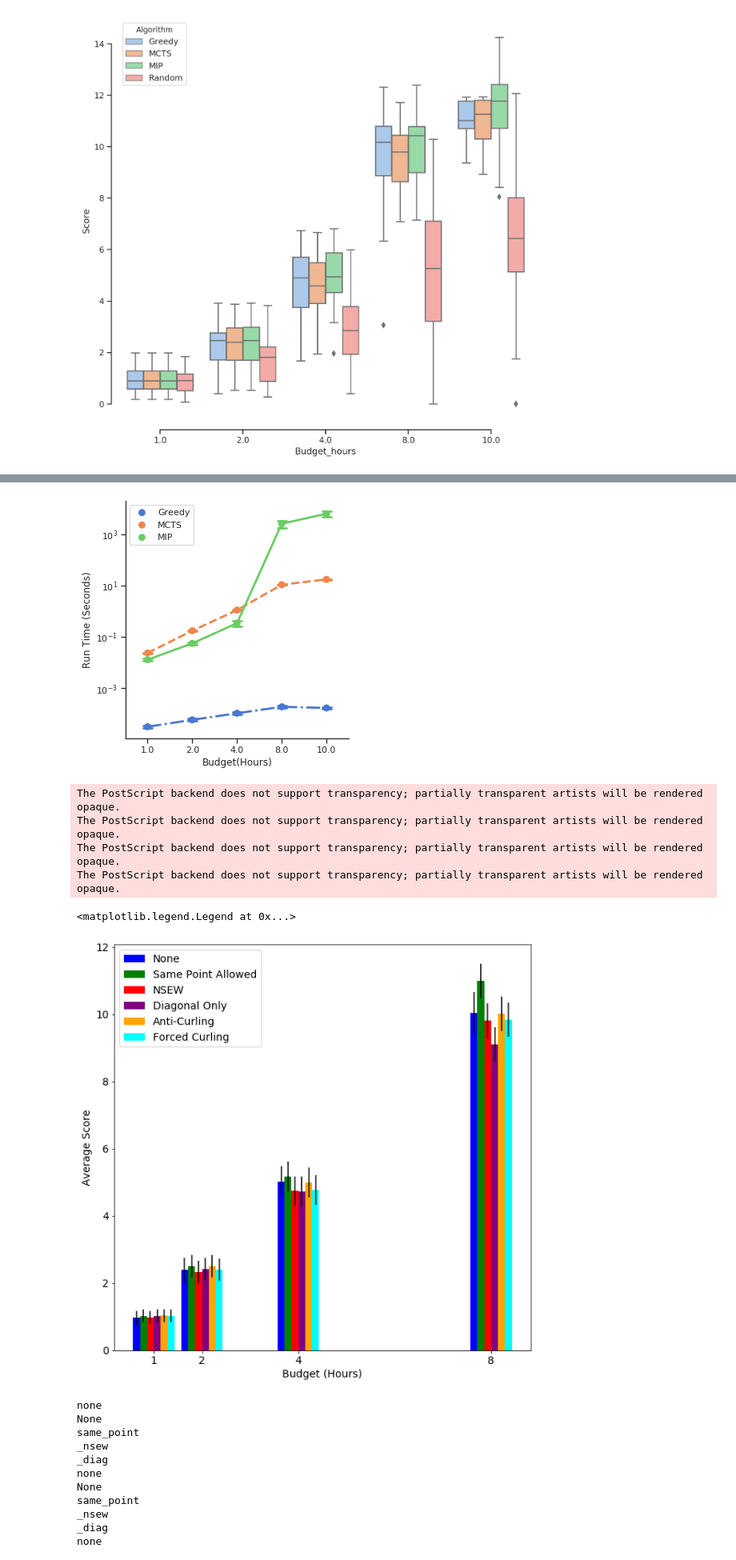
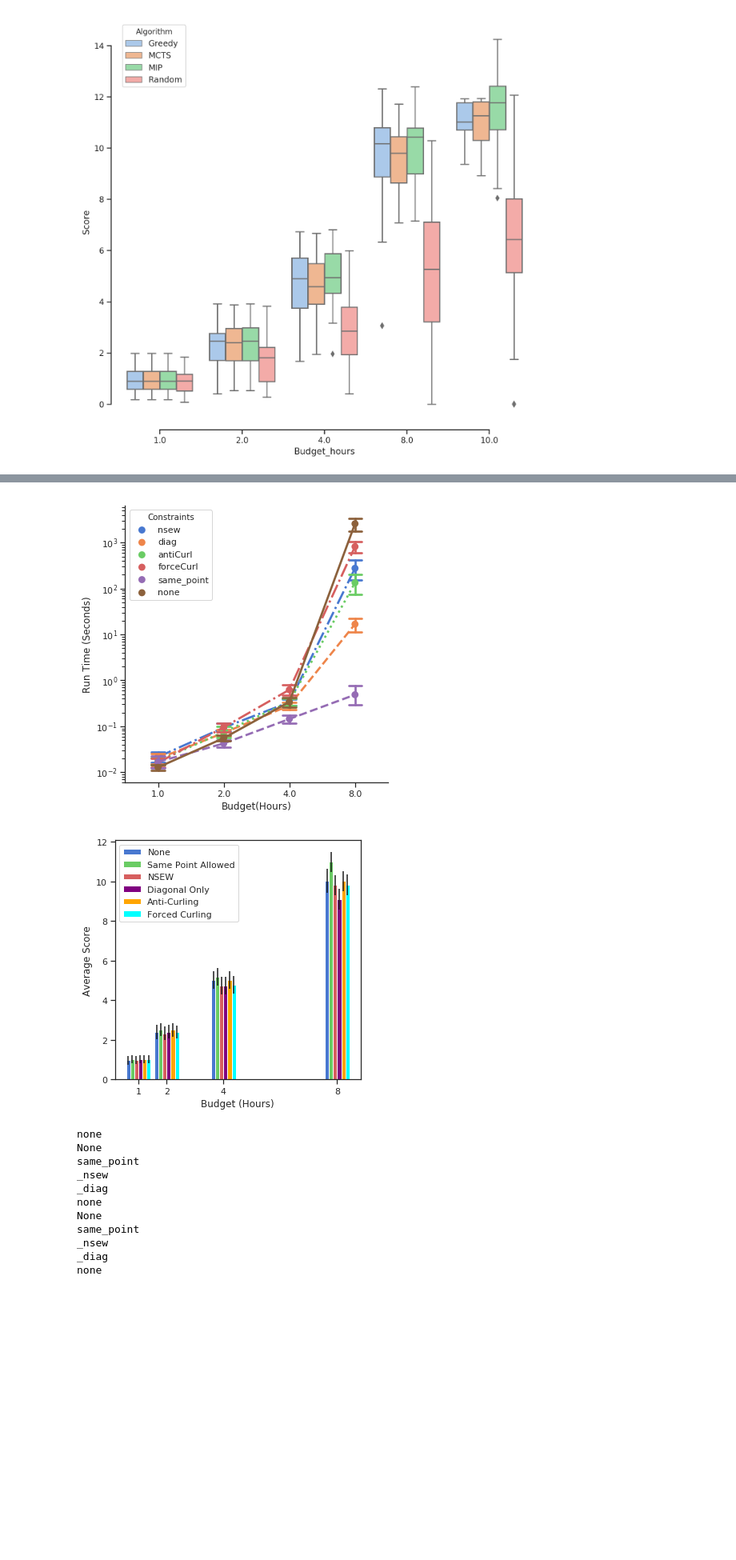
Before and after one commit to mlfrantz/OSU_MS_Robotics_Thesis, a Jupyter notebook: src/plotting_notebook.ipynb, the cells around one changed output, grey strips where cells are left out. Shown at 80% size. Saved outputs shown, nothing was run; the diff lists cells and outputs as text; code cells hidden in the pictures; blank space fills up the shorter version.

Commit message:
Ran a few more test in the default MIP, updated plotting code

```diff
--- a/src/plotting_notebook.ipynb
+++ b/src/plotting_notebook.ipynb
@@ -145,31 +143,29 @@ plt.show()
 # %%
-# # This is line plot for time
-dataPath = 'data/budget_test_all_no_rand.csv'
-
+# # # This is line plot for time
+# dataPath = 'data/budget_test_all_no_rand.csv'
+dataPath= 'data/constraint_mip_backup.csv'
 file_path = os.path.join(os.path.abspath('..'), dataPath)
 df = pd.read_csv(file_path)
 nsewConstraint = ['Algorithm', 'Map_Center', 'Start', 'Score', 'Run_Time_(sec)', 'Budget_hours', 'Constraints']
 df = df.filter(nsewConstraint)
 
 # fig = plt.figure(figsize=(10,10), dpi=160, facecolor='w')
-g = sns.catplot(x="Budget_hours", y="Run_Time_(sec)", hue="Algorithm",
-                capsize=.2, palette="muted", height=5, aspect=1,
-                kind="point", data=df.query("Budget_hours < 12"), log=True, legend_out=False, linestyles=['-.','--','-'])
+g = sns.catplot(x="Budget_hours", y="Run_Time_(sec)", hue="Constraints",
+                capsize=.2, palette="muted", height=6, aspect=1,
+                kind="point", data=df.query("Budget_hours < 10"), log=True, legend_out=False, linestyles=['-.','--',':','-.','--','-'])
 g.set(yscale="log")
 # g.despine(left=True)
 g.set_ylabels("Run Time (Seconds)")
 g.set_xlabels("Budget(Hours)")
-plt.legend(loc='upper left')
+# h = plt.gca().get_lines()
+# lg = plt.legend(handles=h, labels=['a','b','c','d','e','f'], loc='best')
+# plt.legend(loc='upper left')
 
 plt.show()
 
-g.savefig('/home/frantz/Documents/MIP_Research/mip_research/Pictures/' + 'algorithm_compare_time.eps', format='eps')
+g.savefig('/home/mlfrantz/Documents/MIP_Research/mip_research/Pictures/' + 'constraint_compare_time.eps', format='eps')
 # %% [output]
-[figure, old version]
+[figure, new version]
-The PostScript backend does not support transparency; partially transparent artists will be rendered opaque.
-The PostScript backend does not support transparency; partially transparent artists will be rendered opaque.
-The PostScript backend does not support transparency; partially transparent artists will be rendered opaque.
-The PostScript backend does not support transparency; partially transparent artists will be rendered opaque.
 # %%
 # Used for comparison on just MIP algorithm with different constraints
 dataPath = 'data/single_constraint_compare.csv'
@@ -208,37 +204,38 @@ for b in budget:
 
 
         values.append((algorithm, mean, error, b))
 
 columns = ["Algorithm", "Mean", "Std_Error", "Budget_hours"]
 budget_df = pd.DataFrame(values, columns=columns)
 
 # for b in budget:
 #     temp = budget_df.loc[budget_df["Budget_hours"] == b]
 #     mean_min = np.min(temp["Mean"])
 #     std_min = np.min(temp["Std_Error"])
 #     temp["Mean"] = (temp["Mean"]/mean_min)*100 - 100
 #     budget_df.loc[budget_df["Budget_hours"] == b] = temp
 
 width = 1/7
-fig, ax = plt.subplots(figsize=(10,10))
-plt.rcParams.update({'font.size':14})
+fig, ax = plt.subplots(figsize=(5.5,5.5))
+plt.rcParams.update({'font.size':20})
 budget = np.array(budget)
 rect_none = ax.bar(budget-2.5*width, budget_df.loc[budget_df["Algorithm"] == "None"]["Mean"], width, color='b', yerr=budget_df.loc[budget_df["Algorithm"] == "None"]["Std_Error"])
 rect_same = ax.bar(budget-1.5*width, budget_df.loc[budget_df["Algorithm"] == "same_point"]["Mean"], width, color='g', yerr=budget_df.loc[budget_df["Algorithm"] == "same_point"]["Std_Error"])
 rect_nsew = ax.bar(budget-width/2, budget_df.loc[budget_df["Algorithm"] == "nsew"]["Mean"], width, color='r', yerr=budget_df.loc[budget_df["Algorithm"] == "same_point"]["Std_Error"])
 rect_diag = ax.bar(budget+width/2, budget_df.loc[budget_df["Algorithm"] == "diag"]["Mean"], width, color='purple', yerr=budget_df.loc[budget_df["Algorithm"] == "same_point"]["Std_Error"])
 rect_anti = ax.bar(budget+1.5*width, budget_df.loc[budget_df["Algorithm"] == "anti"]["Mean"], width, color='orange', yerr=budget_df.loc[budget_df["Algorithm"] == "same_point"]["Std_Error"])
 rect_force = ax.bar(budget+2.5*width, budget_df.loc[budget_df["Algorithm"] == "force"]["Mean"], width, color='cyan', yerr=budget_df.loc[budget_df["Algorithm"] == "same_point"]["Std_Error"])
 
 ax.set_ylabel("Average Score")
 ax.set_xlabel("Budget (Hours)")
 ax.set_xticks(budget)
 ax.legend((rect_none[0],rect_same[0], rect_nsew[0],rect_diag[0],rect_anti[0], rect_force[0]), ('None', 'Same Point Allowed', 'NSEW', "Diagonal Only", 'Anti-Curling', 'Forced Curling'))
 
 plt.show()
+
+fig.savefig('/home/mlfrantz/Documents/MIP_Research/mip_research/Pictures/' + 'constraint_compare.eps', format='eps')
 # %% [output]
-<matplotlib.legend.Legend at 0x...>
-[figure, old version]
+[figure, new version]
 # %%
 # Used for comparison
 
```
Also changed, not shown: parts of 3 cells of this notebook, 8 other files.
